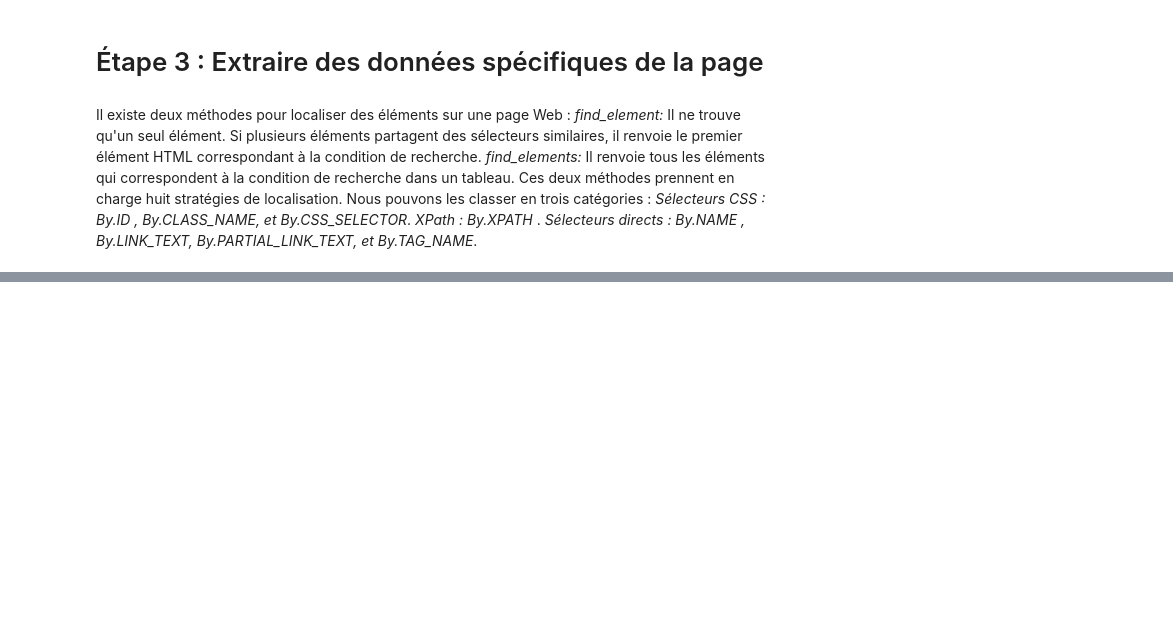
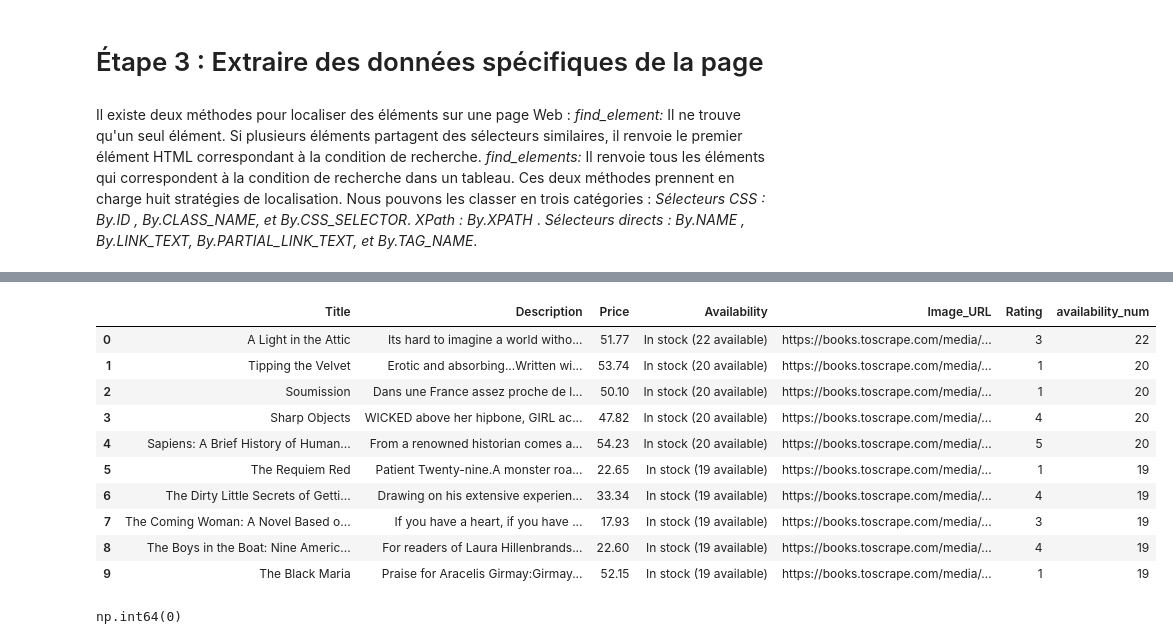
Before and after one commit to SalimM21/Bib-Readers-project, a Jupyter notebook: web_scraping-tutorial.ipynb, the cells around one changed output, grey strips where cells are left out. Cells and saved outputs as stored; diff of their text form; code cells hidden in the pictures; blank space fills up the shorter version.

```diff
--- a/web_scraping-tutorial.ipynb
+++ b/web_scraping-tutorial.ipynb
@@ -192,0 +230,15 @@ print(df.head())
+# %%
+import re
+
+# Supposons que ton DataFrame s'appelle df
+def nettoyer_description(texte):
+    if pd.isna(texte):
+        return ""
+    # Supprimer les caractères spéciaux sauf lettres, chiffres, ponctuation courante
+    texte = re.sub(r"[^a-zA-ZÀ-ÿ0-9\s.,!?;:()-]", "", texte)
+    # Remplacer espaces multiples par un seul espace
+    texte = re.sub(r"\s+", " ", texte)
+    # Supprimer espaces au début/fin
+    return texte.strip()
+
+df["Description"] = df["Description"].apply(nettoyer_description)
@@ -192,0 +276,2 @@ print(df.head())
+# %%
+df['Price'] = df['Price'].str.replace('£', '').astype(float)
@@ -192,0 +303,10 @@ print(df.head())
+# %%
+# Disponibilité : extraire nombre en stock
+def extraire_disponibilite(texte):
+    match = re.search(r'\((\d+) available\)', texte)
+    if match:
+        return int(match.group(1))
+    else:
+        return 0
+
+df['availability_num'] = df['Availability'].apply(extraire_disponibilite)
@@ -192,0 +324,18 @@ print(df.head())
+# %%
+df.head(10)
+# %% [output]
+|  | Title | Description | Price | Availability | Image_URL | Rating | availability_num |
+| 0 | A Light in the Attic | Its hard to imagine a world witho... | 51.77 | In stock (22 available) | https://books.toscrape.com/media/... | 3 | 22 |
+| 1 | Tipping the Velvet | Erotic and absorbing...Written wi... | 53.74 | In stock (20 available) | https://books.toscrape.com/media/... | 1 | 20 |
+| 2 | Soumission | Dans une France assez proche de l... | 50.10 | In stock (20 available) | https://books.toscrape.com/media/... | 1 | 20 |
+| 3 | Sharp Objects | WICKED above her hipbone, GIRL ac... | 47.82 | In stock (20 available) | https://books.toscrape.com/media/... | 4 | 20 |
+| 4 | Sapiens: A Brief History of Human... | From a renowned historian comes a... | 54.23 | In stock (20 available) | https://books.toscrape.com/media/... | 5 | 20 |
+| 5 | The Requiem Red | Patient Twenty-nine.A monster roa... | 22.65 | In stock (19 available) | https://books.toscrape.com/media/... | 1 | 19 |
+| 6 | The Dirty Little Secrets of Getti... | Drawing on his extensive experien... | 33.34 | In stock (19 available) | https://books.toscrape.com/media/... | 4 | 19 |
+| 7 | The Coming Woman: A Novel Based o... | If you have a heart, if you have ... | 17.93 | In stock (19 available) | https://books.toscrape.com/media/... | 3 | 19 |
+| 8 | The Boys in the Boat: Nine Americ... | For readers of Laura Hillenbrands... | 22.60 | In stock (19 available) | https://books.toscrape.com/media/... | 4 | 19 |
+| 9 | The Black Maria | Praise for Aracelis Girmay:Girmay... | 52.15 | In stock (19 available) | https://books.toscrape.com/media/... | 1 | 19 |
+# %%
+df.Description.isnull().sum()
+# %% [output]
+np.int64(0)
```
Also changed, not shown: parts of 25 cells of this notebook, 2 other files.
